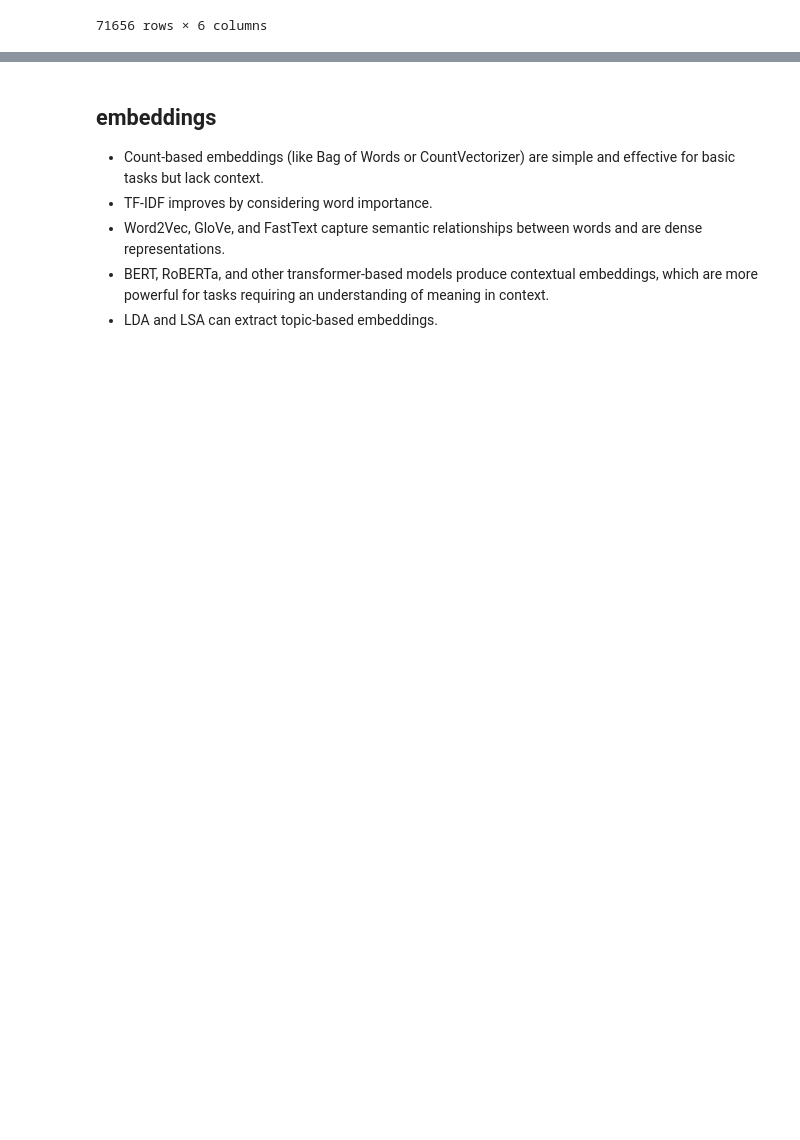
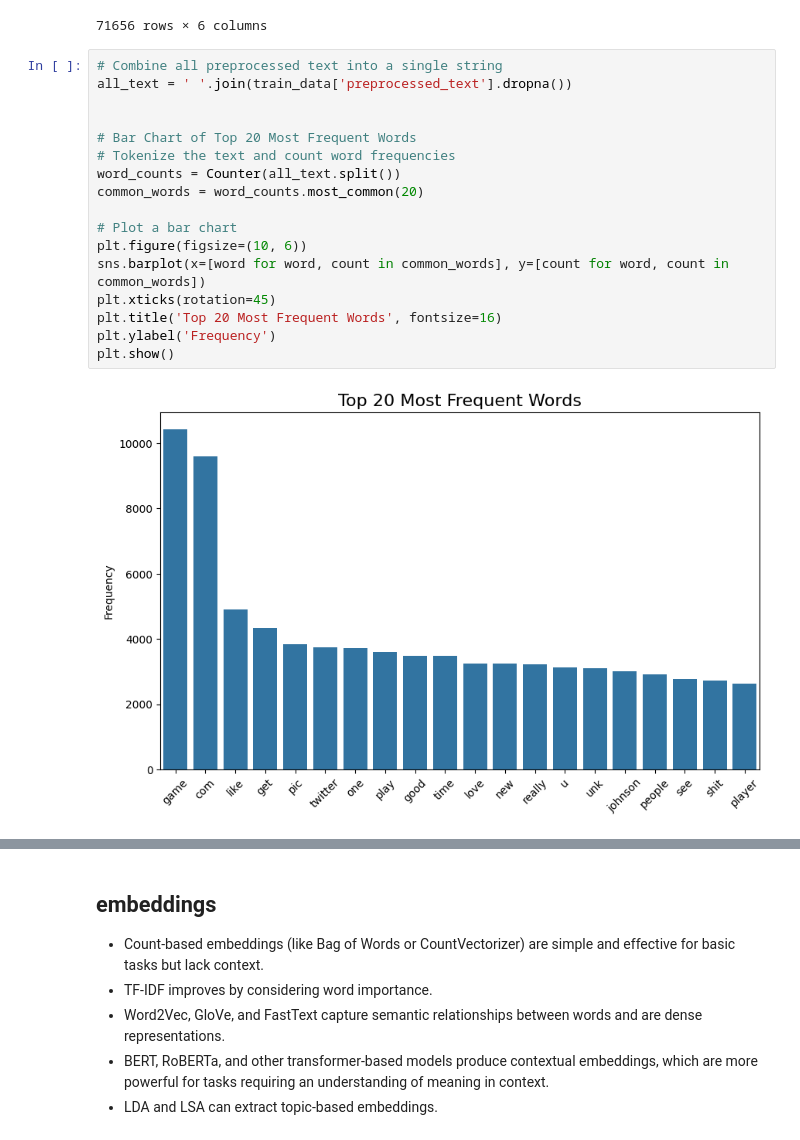
Before and after one commit to alicia-k-tang/aap, a Jupyter notebook: nlpaap_visualization.ipynb, the cells around one changed output, grey strips where cells are left out. Saved outputs shown, nothing was run; the diff lists cells and outputs as text; blank space fills up the shorter version.

Commit message:
week 3 visual

```diff
--- a/nlpaap_visualization.ipynb
+++ b/nlpaap_visualization.ipynb
@@ -146,3 +147,22 @@ train_data
 | 71654 | 9200 | Nvidia | Positive | Just realized between the windows... | just realized between the windows... | realized window partition mac lik... |
 | 71655 | 9200 | Nvidia | Positive | Just like the windows partition o... | just like the windows partition o... | like window partition mac like ye... |
 71656 rows × 6 columns
+# %%
+# Combine all preprocessed text into a single string
+all_text = ' '.join(train_data['preprocessed_text'].dropna())
+
+
+# Bar Chart of Top 20 Most Frequent Words
+# Tokenize the text and count word frequencies
+word_counts = Counter(all_text.split())
+common_words = word_counts.most_common(20)
+
+# Plot a bar chart
+plt.figure(figsize=(10, 6))
+sns.barplot(x=[word for word, count in common_words], y=[count for word, count in common_words])
+plt.xticks(rotation=45)
+plt.title('Top 20 Most Frequent Words', fontsize=16)
+plt.ylabel('Frequency')
+plt.show()
+# %% [output]
+[figure, added]
```
Also changed, not shown: parts of 4 cells of this notebook.
